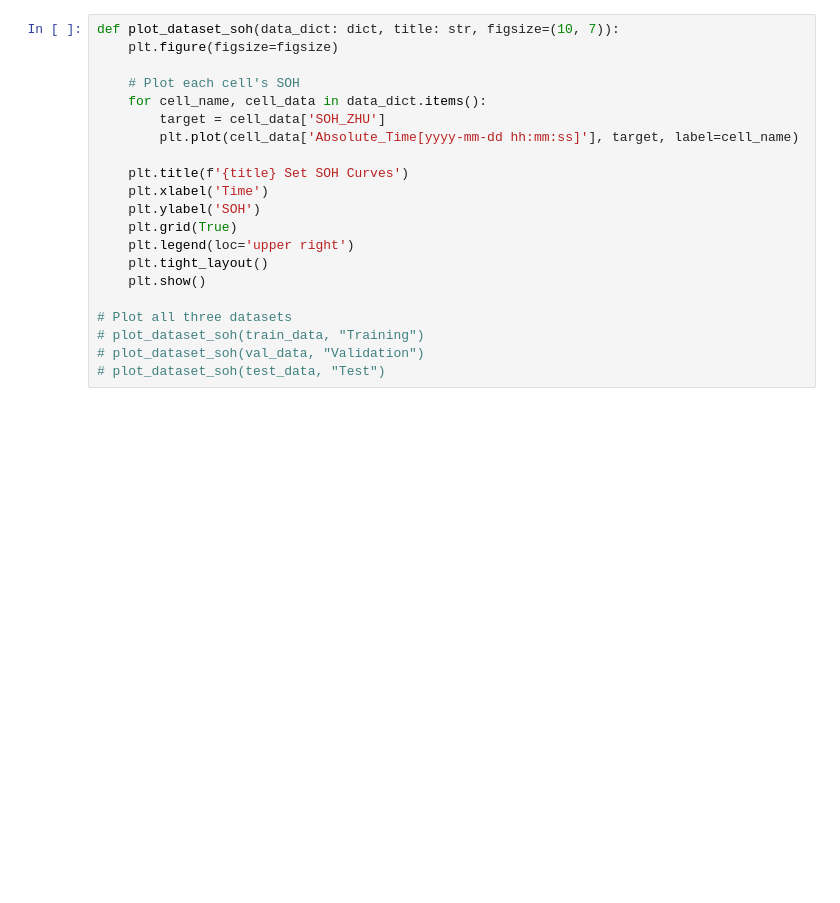
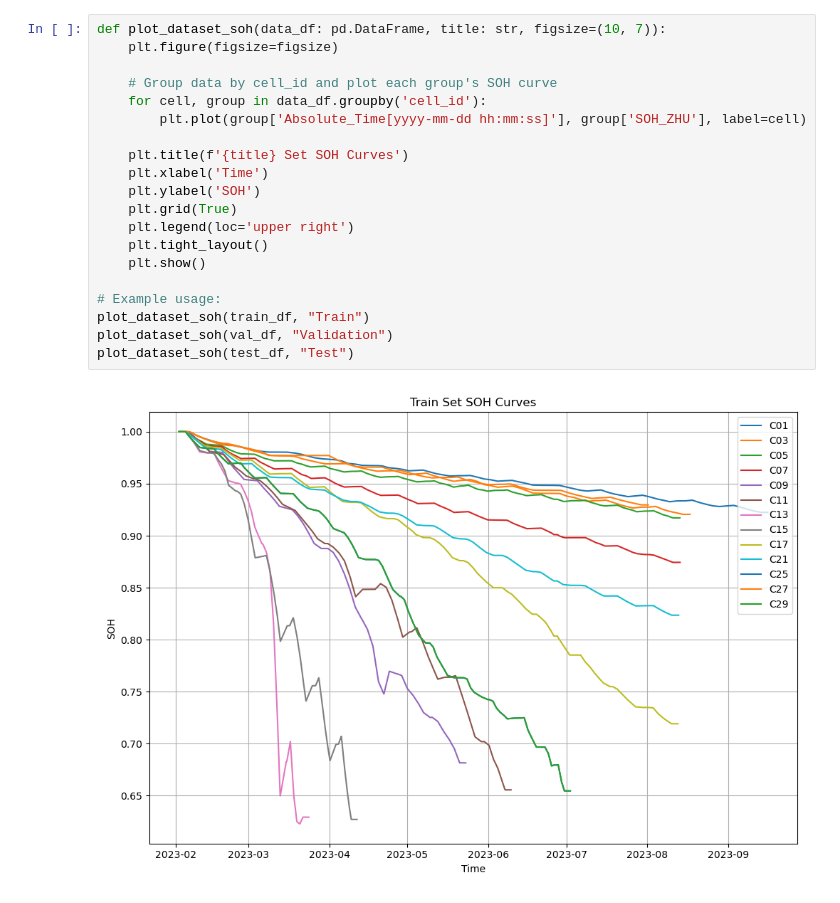
Before and after one commit to zzhuqshun/Thesis, a Jupyter notebook: 03_TFT/basic_model.ipynb, the cells around one changed output. Saved outputs shown, nothing was run; the diff lists cells and outputs as text; blank space fills up the shorter version.

```diff
--- a/03_TFT/basic_model.ipynb
+++ b/03_TFT/basic_model.ipynb
@@ -152,21 +159,22 @@ train_data, val_data, test_data = split_cell_data(all_data)
 # %%
-def plot_dataset_soh(data_dict: dict, title: str, figsize=(10, 7)):
+def plot_dataset_soh(data_df: pd.DataFrame, title: str, figsize=(10, 7)):
     plt.figure(figsize=figsize)
 
-    # Plot each cell's SOH
-    for cell_name, cell_data in data_dict.items():
-        target = cell_data['SOH_ZHU']
-        plt.plot(cell_data['Absolute_Time[yyyy-mm-dd hh:mm:ss]'], target, label=cell_name)
+    # Group data by cell_id and plot each group's SOH curve
+    for cell, group in data_df.groupby('cell_id'):
+        plt.plot(group['Absolute_Time[yyyy-mm-dd hh:mm:ss]'], group['SOH_ZHU'], label=cell)
 
     plt.title(f'{title} Set SOH Curves')
     plt.xlabel('Time')
     plt.ylabel('SOH')
     plt.grid(True)
     plt.legend(loc='upper right')
     plt.tight_layout()
     plt.show()
 
-# Plot all three datasets
-# plot_dataset_soh(train_data, "Training")
-# plot_dataset_soh(val_data, "Validation")
-# plot_dataset_soh(test_data, "Test")
+# Example usage:
+plot_dataset_soh(train_df, "Train")
+plot_dataset_soh(val_df, "Validation")
+plot_dataset_soh(test_df, "Test")
+# %% [output]
+[figure, added]
```
Also changed, not shown: parts of 19 cells of this notebook, 46 other files.
